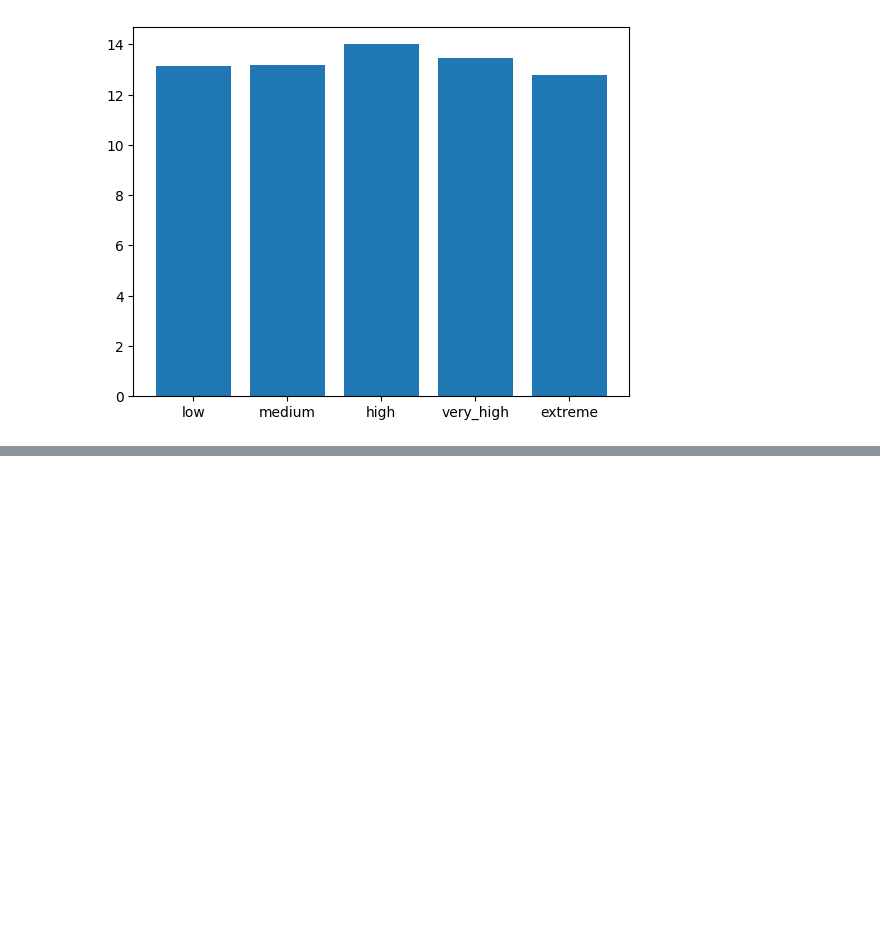
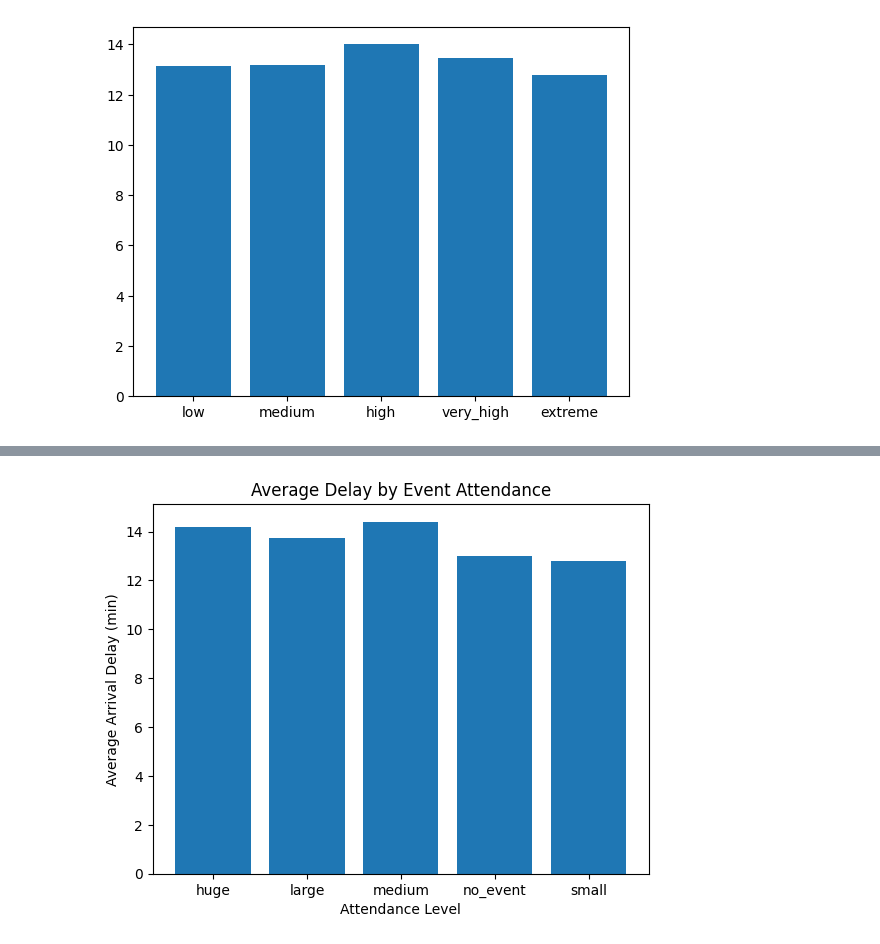
Before and after one commit to Prakalp-74/Public_Transport_delay, a Jupyter notebook: public.ipynb, the cells around one changed output, grey strips where cells are left out. Saved outputs shown, nothing was run; the diff lists cells and outputs as text; code cells hidden in the pictures; blank space fills up the shorter version.

```diff
--- a/public.ipynb
+++ b/public.ipynb
@@ -307,0 +332,11 @@ plt.show()
+# %%
+df['attendas_level'] = df['event_attendance_est'].replace({
+    0: 'no_event',
+    500: 'small',
+    2000: 'medium',
+    10000: 'large',
+    50000: 'huge'
+})
+# %%
+attendance_analysis = df.groupby('attendas_level')['actual_arrival_delay_min'].mean()
+attendance_analysis
@@ -307,0 +351,9 @@ plt.show()
+# %%
+
+plt.bar(attendance_analysis.index, attendance_analysis.values)
+plt.xlabel('Attendance Level')
+plt.ylabel('Average Arrival Delay (min)')
+plt.title('Average Delay by Event Attendance')
+plt.show()
+# %% [output]
+[figure, added]
```
Also changed, not shown: parts of 5 cells of this notebook.
